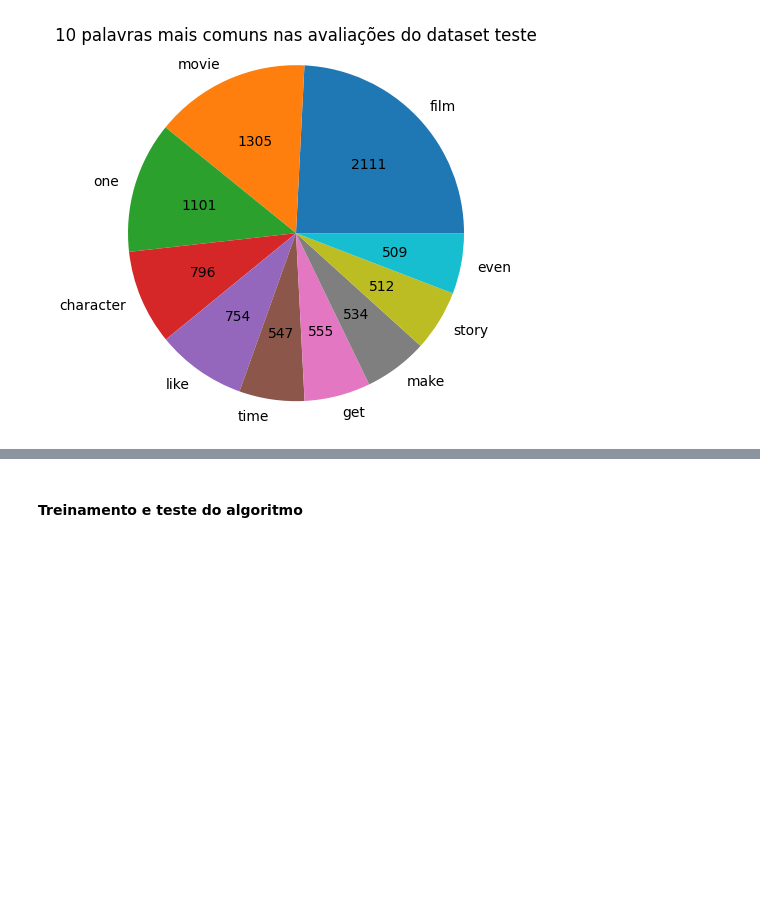
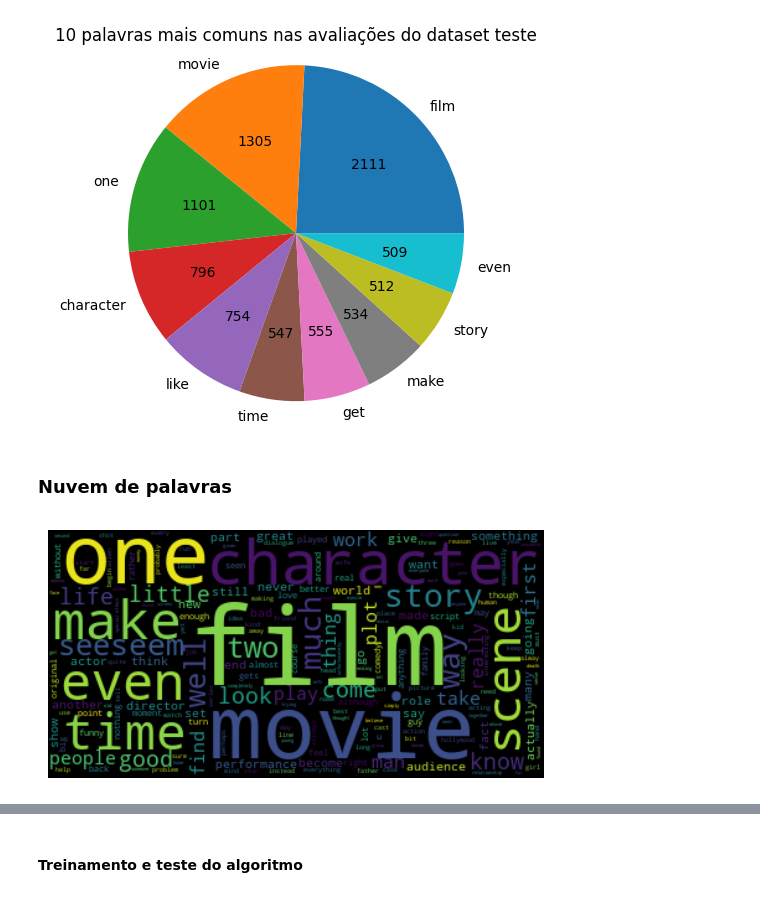
Before and after one commit to FabiadS/Trabalho-Topicos, a Jupyter notebook: trabalho.ipynb, the cells around one changed output, grey strips where cells are left out. Cells and saved outputs as stored; diff of their text form; code cells hidden in the pictures; blank space fills up the shorter version.

Commit message:
nuvem de palavras criada

```diff
--- a/trabalho.ipynb
+++ b/trabalho.ipynb
@@ -276,3 +271,16 @@ plt.show()
 # %% [output]
 [figure]
 [figure]
+# %% [markdown]
+### Nuvem de palavras
+# %%
+textt = " ".join(critica for critica in df_train.clean_text)
+wordcloud = WordCloud().generate(textt)
+
+from wordcloud import WordCloud
+plt.imshow(wordcloud, interpolation='bilinear')
+plt.axis("off")
+plt.savefig('wordcloud11.png')
+plt.show()
+# %% [output]
+[figure, added]
```
Also changed, not shown: parts of 31 cells of this notebook.
